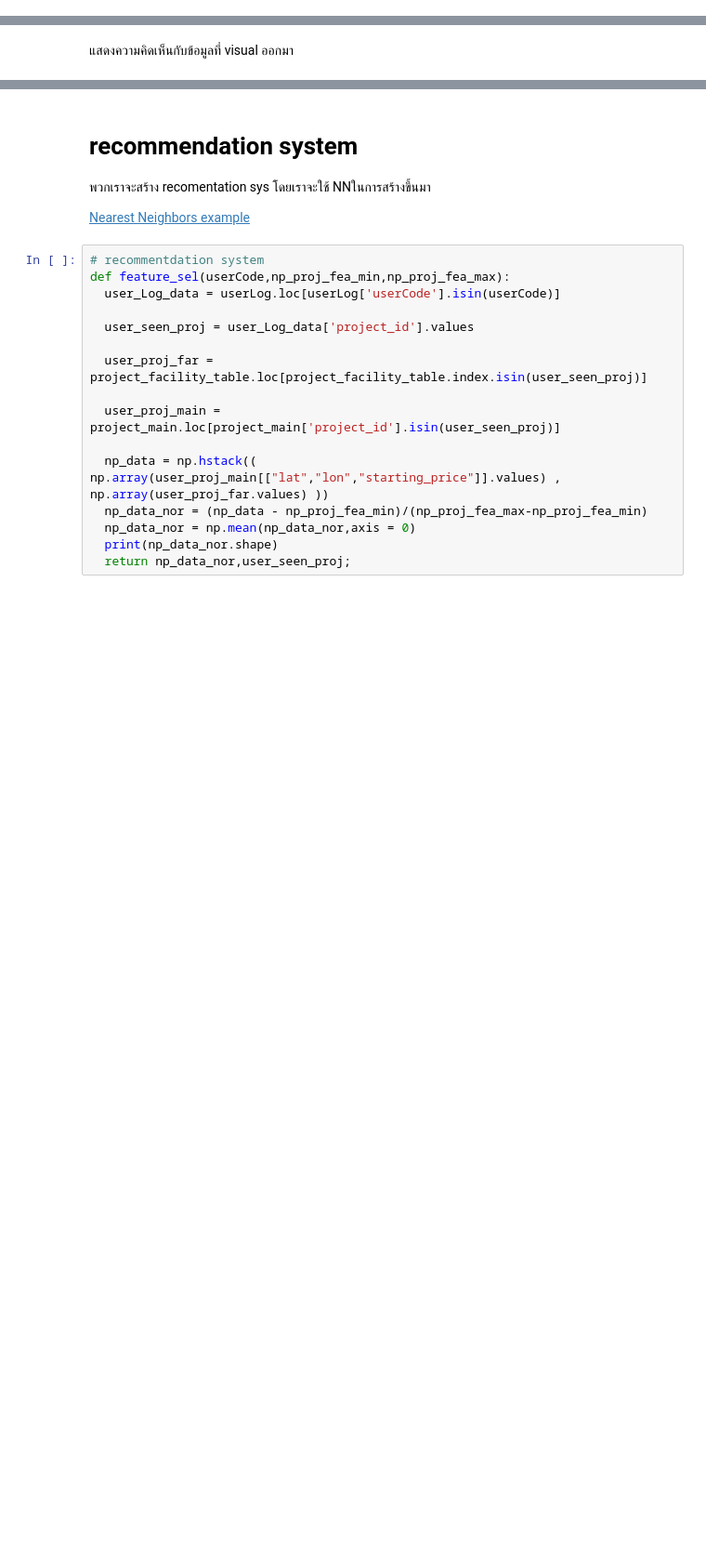
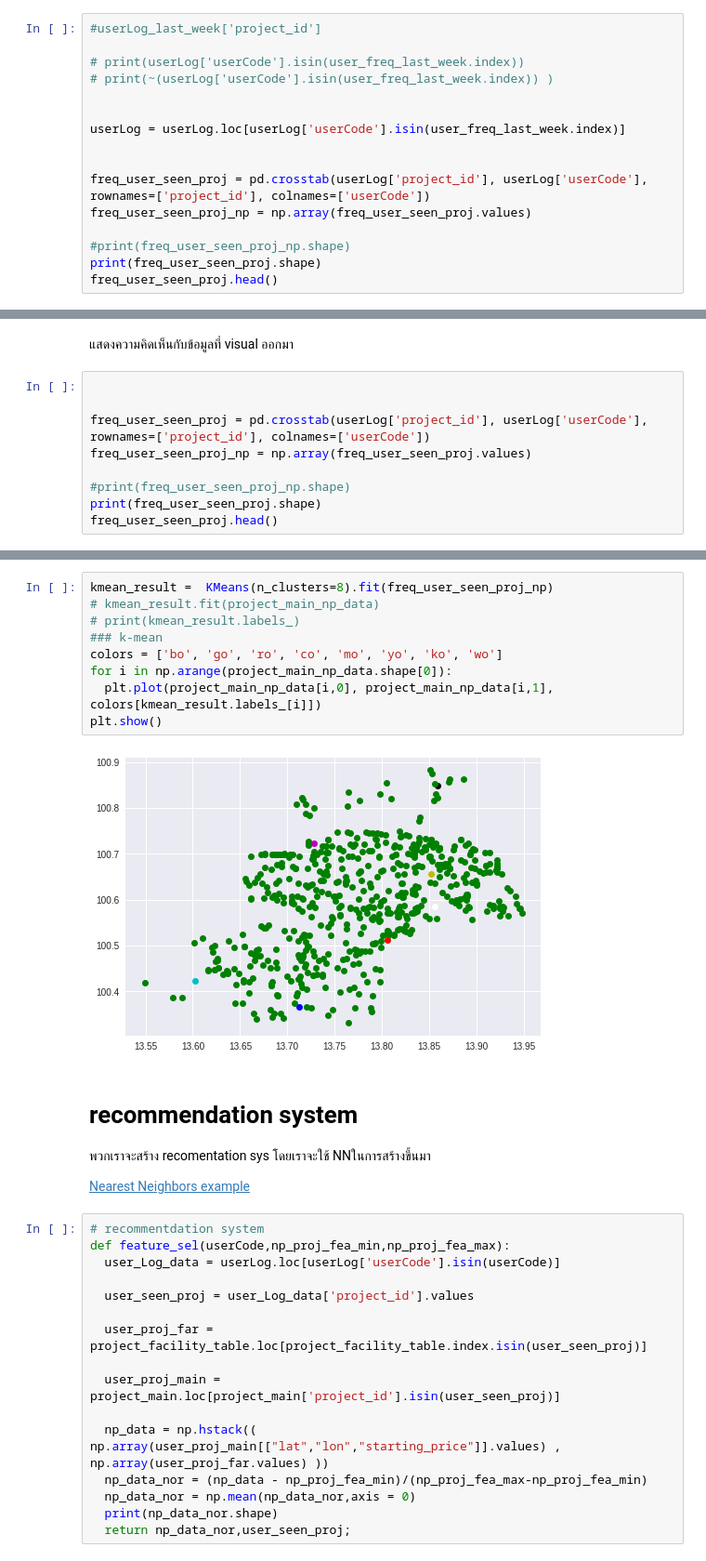
Before and after one commit to Pataweepr/applyML_vistec_2019, a Jupyter notebook: hw2_homeDotTech.ipynb, the cells around one changed output, grey strips where cells are left out. Shown at 93% size. Cells and saved outputs as stored; diff of their text form; blank space fills up the shorter version.

```diff
--- a/hw2_homeDotTech.ipynb
+++ b/hw2_homeDotTech.ipynb
@@ -295,0 +310,16 @@ ModeResult(mode=array([1]), count=array([49]))
+# %%
+#userLog_last_week['project_id']
+
+# print(userLog['userCode'].isin(user_freq_last_week.index))
+# print(~(userLog['userCode'].isin(user_freq_last_week.index)) )
+
+
+userLog = userLog.loc[userLog['userCode'].isin(user_freq_last_week.index)]
+
+
+freq_user_seen_proj = pd.crosstab(userLog['project_id'], userLog['userCode'], rownames=['project_id'], colnames=['userCode'])
+freq_user_seen_proj_np = np.array(freq_user_seen_proj.values)
+
+#print(freq_user_seen_proj_np.shape)
+print(freq_user_seen_proj.shape)
+freq_user_seen_proj.head()
@@ -393,2 +427,11 @@ plt.show()
 # %% [markdown]
 แสดงความคิดเห็นกับข้อมูลที่ visual ออกมา
+# %%
+
+
+freq_user_seen_proj = pd.crosstab(userLog['project_id'], userLog['userCode'], rownames=['project_id'], colnames=['userCode'])
+freq_user_seen_proj_np = np.array(freq_user_seen_proj.values)
+
+#print(freq_user_seen_proj_np.shape)
+print(freq_user_seen_proj.shape)
+freq_user_seen_proj.head()
@@ -395,3 +453,14 @@ plt.show()
+# %%
+kmean_result =  KMeans(n_clusters=8).fit(freq_user_seen_proj_np)
+# kmean_result.fit(project_main_np_data)
+# print(kmean_result.labels_)
+### k-mean
+colors = ['bo', 'go', 'ro', 'co', 'mo', 'yo', 'ko', 'wo']
+for i in np.arange(project_main_np_data.shape[0]):
+  plt.plot(project_main_np_data[i,0], project_main_np_data[i,1], colors[kmean_result.labels_[i]])
+plt.show()
+# %% [output]
+[figure, added]
 # %% [markdown]
 # recommendation system
 พวกเราจะสร้าง recomentation sys โดยเราจะใช้ NNในการสร้างขึ้นมา
```
Also changed, not shown: parts of 27 cells of this notebook.
